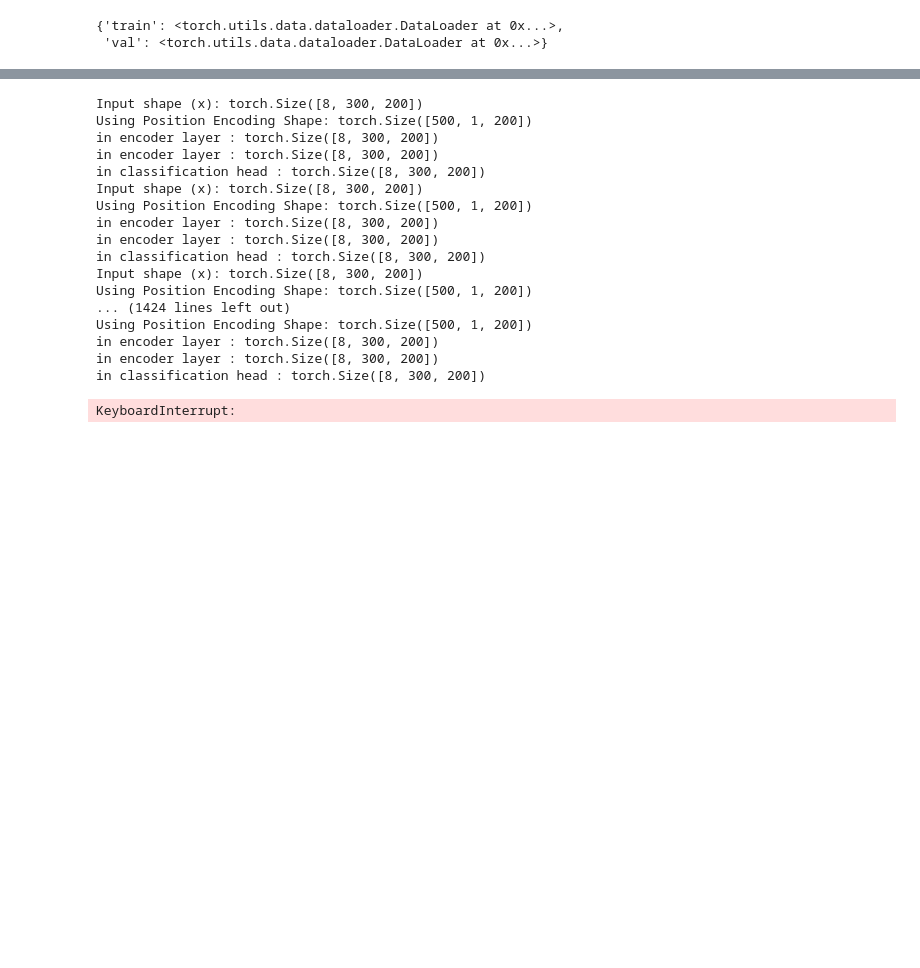
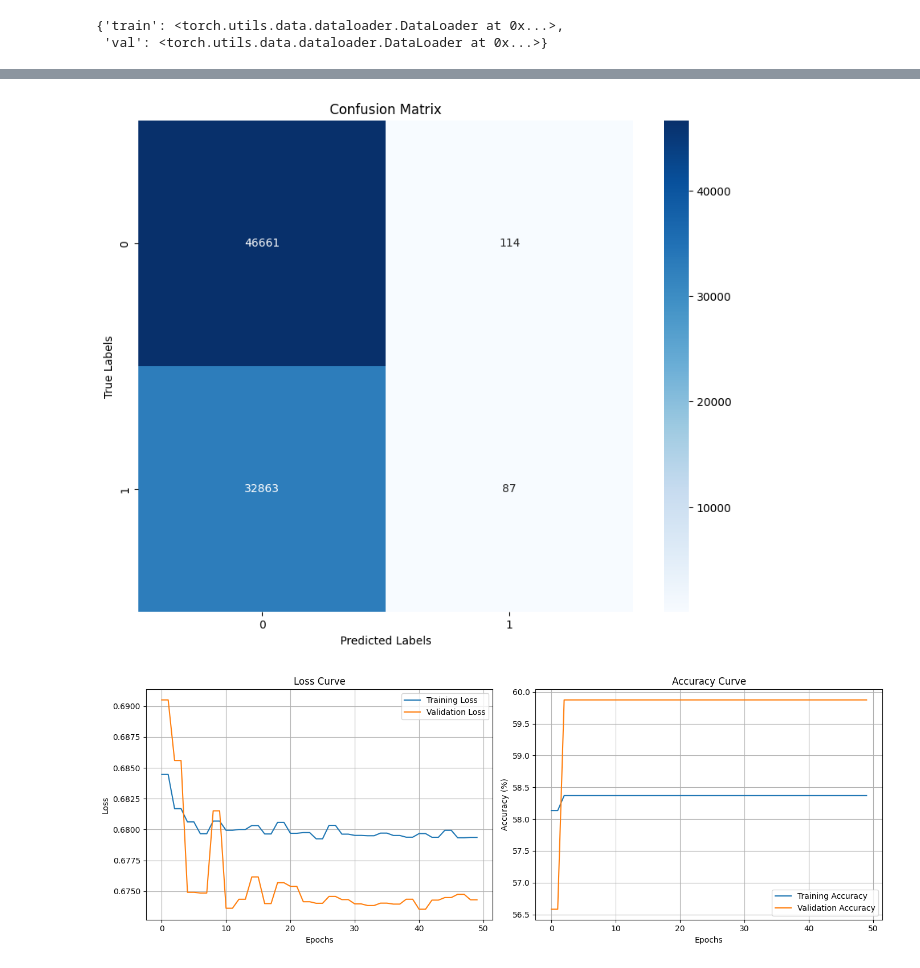
Before and after one commit to seemab21/Thesis_Transformer_model, a Jupyter notebook: Re_structured_Thesis_Model_(Binary_Classification).ipynb, the cells around one changed output, grey strips where cells are left out. Saved outputs shown, nothing was run; the diff lists cells and outputs as text; code cells hidden in the pictures; blank space fills up the shorter version.

```diff
--- a/Re_structured_Thesis_Model_(Binary_Classification).ipynb
+++ b/Re_structured_Thesis_Model_(Binary_Classification).ipynb
@@ -237,6 +240,7 @@ class PostionalEncoding(nn.Module):
         div_term = torch.exp(torch.arange(0, d_model, 2) * (-math.log(10000.0) / d_model))
         pe = torch.zeros(max_seq_len, 1, d_model)
 
+
         pe[:, 0, 0::2] = torch.sin(position * div_term)
 
         pe[:, 0, 1::2] = torch.cos(position * div_term)
@@ -249,8 +253,8 @@ class PostionalEncoding(nn.Module):
         batch_size = x.shape[0]  # Get the batch size     # 7
         seq_len = x.shape[1]  # Get the sequence length   # 200
 
-        print("Input shape (x):", x.shape)  # Debugging: Print input shape    # torch.Size([7, 200])
-        print("Using Position Encoding Shape:", self.pe.shape)  # Debugging
+        #print("Input shape (x):", x.shape)  # Debugging: Print input shape    # torch.Size([7, 200])
+        #print("Using Position Encoding Shape:", self.pe.shape)  # Debugging
 
 
         # Expand the positional encoding to match the batch size
@@ -321,7 +325,7 @@ class Encoder(nn.Module):
     def forward(self, x ):
         for layer in self.layers:
             x = layer(x )
-            print('in encoder layer : '+ str(x.size()))
+            #print('in encoder layer : '+ str(x.size()))
         return x
 
 class ClassificationHead(nn.Module):
@@ -329,15 +333,25 @@ class ClassificationHead(nn.Module):
       super().__init__()
       self.norm = nn.LayerNorm(d_model)
       self.details = details
-      self.seq = nn.Sequential( nn.Flatten() , nn.Linear(d_model * seq_len , 512) ,nn.ReLU(),nn.Linear(512, 128)
-                               ,nn.ReLU(),nn.Linear(128, 64),nn.ReLU(),nn.Linear(64, n_classes))
+      self.seq = nn.Sequential( nn.Flatten() , nn.Linear(d_model * seq_len , 512) ,nn.ReLU(),nn.Linear(512, 256)
+                               ,nn.ReLU(),nn.Linear(256, 128),nn.ReLU(),nn.Linear(128, n_classes))
 
     def forward(self,x):
 
-      if self.details:
-         print('in classification head : '+ str(x.size()))
+      #if self.details:
+         #print('in classification head : '+ str(x.size()))
       x= self.norm(x)
       #x= self.flatten(x)
+
+      ###### New code
+      # Calculate the correct flattened dimension
+      flattened_dim = x.shape[1] * x.shape[2]  # seq_len * d_model
+      # Update the first linear layer in seq
+      self.seq[1] = nn.Linear(flattened_dim, 512)
+
+      ######End New Code
+
+
       x= self.seq(x)
       # if self.details:
       #   print('in classification head after seq: '+ str(x.size()))
@@ -351,7 +365,7 @@ class Transformer(nn.Module):
         self.device = device
         self.details = details
         self.encoder_input_layer = nn.Linear(
-            in_features=1,
+            in_features=3,
             out_features=d_model
             )
 
@@ -870,6 +829,6 @@ dataloaders
 {'train': <torch.utils.data.dataloader.DataLoader at 0x...>,
  'val': <torch.utils.data.dataloader.DataLoader at 0x...>}
 # %%
-model_normal_ce = train_model(dataloaders=dataloaders, model=model, optimizer=optimizer, num_epochs=15)
+model_normal_ce = train_model(dataloaders=dataloaders, model=model, optimizer=optimizer, num_epochs=25)
 torch.save(model.state_dict(), 'myModel')
 # %% [output]
@@ -893,19 +852,3 @@ in classification head : torch.Size([8, 300, 200])
-Input shape (x): torch.Size([8, 300, 200])
-Using Position Encoding Shape: torch.Size([500, 1, 200])
-in encoder layer : torch.Size([8, 300, 200])
-in encoder layer : torch.Size([8, 300, 200])
-in classification head : torch.Size([8, 300, 200])
-Input shape (x): torch.Size([8, 300, 200])
-Using Position Encoding Shape: torch.Size([500, 1, 200])
-in encoder layer : torch.Size([8, 300, 200])
-in encoder layer : torch.Size([8, 300, 200])
-in classification head : torch.Size([8, 300, 200])
-Input shape (x): torch.Size([8, 300, 200])
-Using Position Encoding Shape: torch.Size([500, 1, 200])
-... (1424 lines left out)
-Using Position Encoding Shape: torch.Size([500, 1, 200])
-in encoder layer : torch.Size([8, 300, 200])
-in encoder layer : torch.Size([8, 300, 200])
-in classification head : torch.Size([8, 300, 200])
-KeyboardInterrupt:
+[figure, added]
+[figure, added]
 # %%
```
Also changed, not shown: parts of 10 cells of this notebook.
